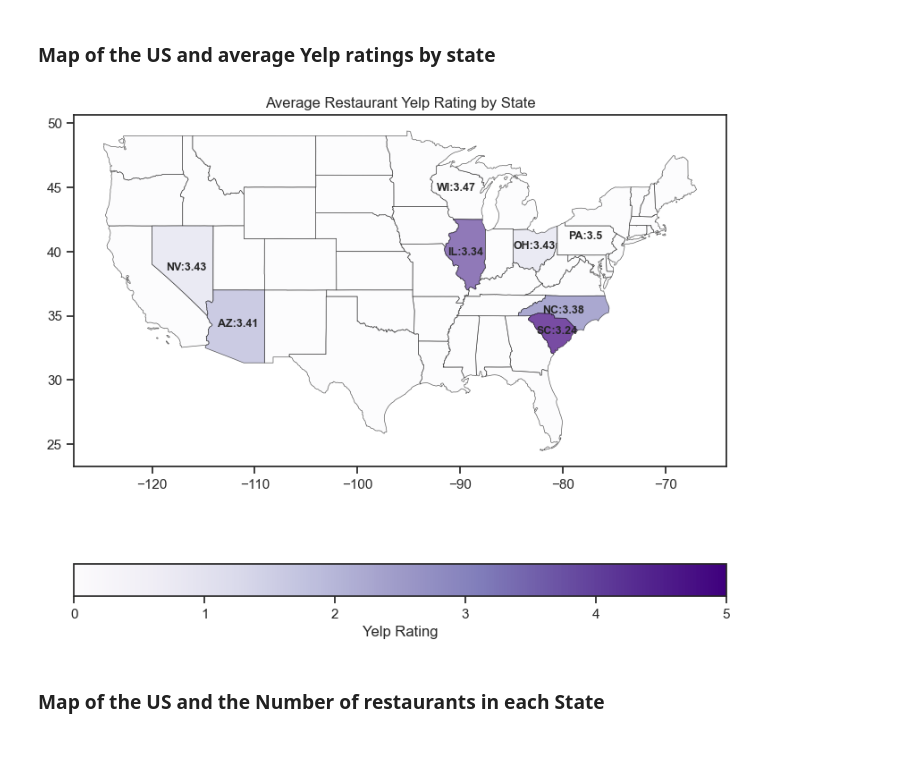
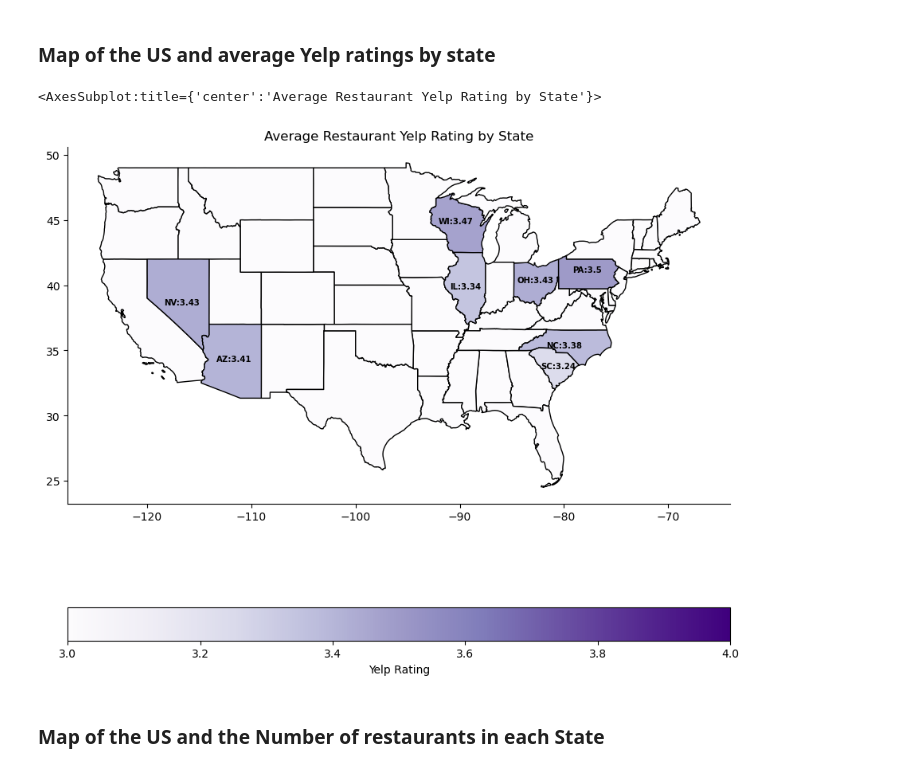
Before and after one commit to vvickychan/yelp-code, a Jupyter notebook: yelp.ipynb, the cells around one changed output. Drawn from its saved outputs; the diff is of its cells as text; code cells hidden in the pictures.

```diff
--- a/yelp.ipynb
+++ b/yelp.ipynb
@@ -749,47 +726,48 @@ This density heatmap of Arizona illustrates the concentration of restaurants in
 # %%
 # url of our shape file
 path="/Users/vickychan/Dropbox/Mac/Desktop/yelp-code/cb_2018_us_state_20m"
 df_state_data = us_states_1[['state','average_stars']]
 # retrieving csv files from paths
 geo_usa = gpd.read_file(path+'/cb_2018_us_state_20m.dbf')
 state_data = gpd.read_file('/Users/vickychan/Dropbox/Mac/Desktop/yelp-code/statelatlong.csv')
 state_data = state_data.rename(columns={'State': 'STUSPS'})
 
 # merging the data together
 geo_merge=geo_usa.merge(df_state_data,how='left', left_on='STUSPS', right_on='state')
 geo_merge.fillna('0', inplace=True)
 
 remove = ['HI','VI','MP','GU','AK','AS','PR']
-main_us = geo_merge
+main_us = geo_merge.copy()
 for n in remove:
     main_us = main_us[main_us.STUSPS != n]
+main_us = main_us.astype({'average_stars': 'float'})
 
-fig, ax = plt.subplots(1,1)
+# plotting the map
+ax = main_us.plot(column='average_stars',
+                  vmin=3, vmax=4,
+                  cmap='Purples',
+                  edgecolor='black',
+                #   title='Average Restaurant Rating by State',
+                  legend=True,
+                  legend_kwds={'label': "Yelp Rating", 'orientation': 'horizontal'})
 
-cmap = mpl.cm.Purples
-norm = mpl.colors.Normalize(vmin=0, vmax=5)
-
-cax = fig.colorbar(mpl.cm.ScalarMappable(norm=norm, cmap=cmap),
-            orientation='horizontal', label='Yelp Rating', fraction=0.06, pad=0.15)
-
-ax = main_us.plot(column = 'average_stars', ax=ax, alpha=0.7, cmap='Purples_r',edgecolor='k', linewidth=0.5, cax = cax, vmin=0, vmax=5)
-
-plt.title('Average Restaurant Yelp Rating by State')
-
+# annotating the graph
 geo_merge['coords'] = geo_merge['geometry'].apply(lambda x: x.representative_point().coords[:])
 geo_merge['coords'] = [coords[0] for coords in geo_merge['coords']]
 
 for idx, row in geo_merge.iterrows():
     state_text = geo_merge['STUSPS'][idx]
     if state_text in ['AZ', 'PA', 'SC', 'IL', 'NC', 'NV', 'OH', 'WI']:
         plt.annotate(text=state_text+':'+str(geo_merge['average_stars'][idx]), xy=row['coords'],
-                    horizontalalignment='center', fontsize=9, weight='bold')
+                    horizontalalignment='center', fontsize=7.3, weight='bold')
 
-
-plt.rcParams["figure.figsize"] = (8,8)
-plt.show()
+# cleaning up the plot's visuals
+ax.spines[['top', 'right']].set_visible(False)
+plt.title('Average Restaurant Yelp Rating by State')
+ax
 # %% [output]
+<AxesSubplot:title={'center':'Average Restaurant Yelp Rating by State'}>
-[figure, old version]
+[figure, new version]
 # %% [markdown]
 ### Map of the US and the Number of restaurants in each State
 # %%
```
Also changed, not shown: parts of 24 cells of this notebook.
